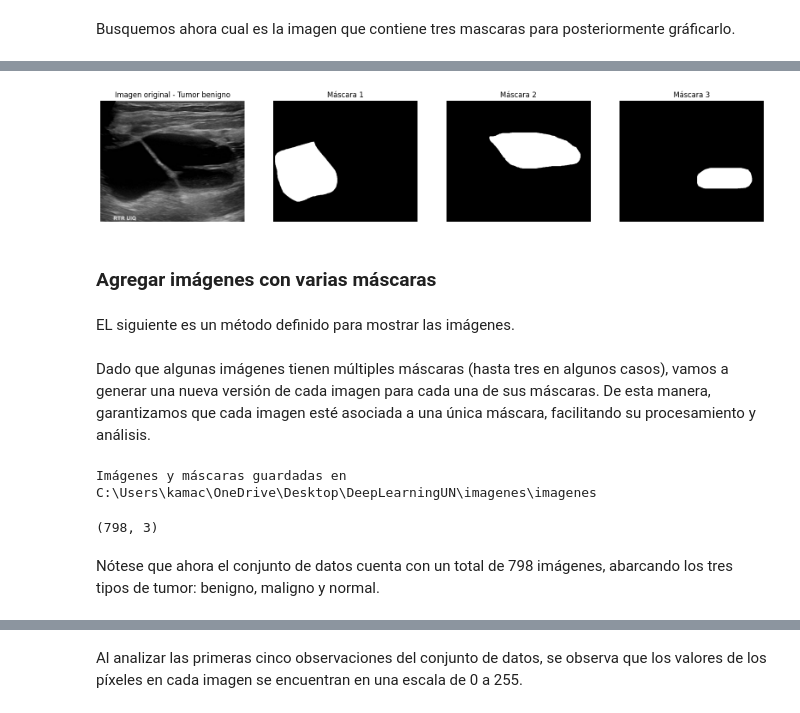
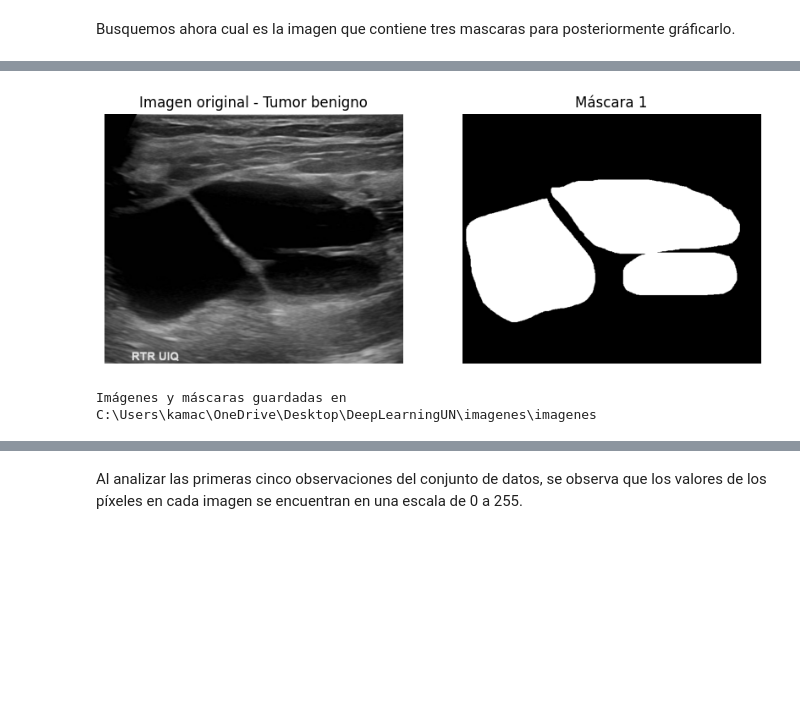
Before and after one commit to kmarcela11/ProyectoFinal_DeepLearning, a Jupyter notebook: _sources/eda.ipynb, the cells around one changed output, grey strips where cells are left out. Cells and saved outputs as stored; diff of their text form; code cells hidden in the pictures; blank space fills up the shorter version.

```diff
--- a/_sources/eda.ipynb
+++ b/_sources/eda.ipynb
@@ -185,8 +185,6 @@ def mostrar_imagen(fila):
     # Extraer la imagen y las máscaras
     imagen = fila["Imagen"]  # Imagen original
     mask1 = fila["Máscara 1"]  # Primera máscara
-    mask2 = fila["Máscara 2"]  # Segunda máscara
-    mask3 = fila["Máscara 3"]  # Tercera máscara
 
     # Contar cuántas imágenes hay realmente (si Mask1 o Mask2 es None, no se muestra)
     imagenes = [imagen]
@@ -196,13 +194,6 @@ def mostrar_imagen(fila):
         imagenes.append(mask1)
         titulos.append("Máscara 1")
 
-    if mask2 is not None:
-        imagenes.append(mask2)
-        titulos.append("Máscara 2")
-
-    if mask3 is not None:
-        imagenes.append(mask3)
-        titulos.append("Máscara 3")
 
     # Crear la figura con subplots dinámicos
     fig, axes = plt.subplots(1, len(imagenes), figsize = (5 * len(imagenes), 5))
@@ -239,3 +221,24 @@ df.tail()
+# %%
+def fusionar_mascaras(row):
+    mascaras = []
+    for col in ["Máscara 1", "Máscara 2", "Máscara 3"]:
+        m = row[col]
+        if isinstance(m, list):
+            m = np.array(m)
+        if isinstance(m, np.ndarray):
+            # Asegurar que los valores sean 0 o 1
+            m_binaria = (m > 0).astype(np.uint8)
+            mascaras.append(m_binaria)
+
+    if mascaras:
+        fusion = np.clip(np.sum(mascaras, axis=0), 0, 1) * 255  # 0 o 255
+        return fusion.astype(np.uint8)
+    else:
+        return np.zeros((row["Dimensiones"][0], row["Dimensiones"][1]), dtype=np.uint8)
+
+df_new = df.copy()  # Crear una copia del DataFrame original para evitar modificarlo directamente
+df_new['Máscara 1'] = df_new.apply(fusionar_mascaras, axis=1)
+df_new.drop(columns=['Máscara 2', 'Máscara 3'], inplace=True)  # Eliminar las columnas de máscaras originales
 # %% [markdown]
 Nótese que ahora se encuentran las imágenes almacenadas en una estructura más comóda. Como datos relevantes, nótese también que todas las imágenes cuentan con 3 canales de color (RGB)
 # %%
@@ -310,10 +313,6 @@ observacion_mascara3
 |  | Imagen | Máscara 1 | Máscara 2 | Máscara 3 | Dimensiones | Etiqueta |
 | 194 | [[[1, 1, 1], [1, 1, 1], [1, 1, 1]... | [[[0, 0, 0], [0, 0, 0], [0, 0, 0]... | [[[0, 0, 0], [0, 0, 0], [0, 0, 0]... | [[[0, 0, 0], [0, 0, 0], [0, 0, 0]... | (611, 729, 3) | benigno |
 # %%
-mostrar_imagen(df.iloc[194])
+mostrar_imagen(df_new.iloc[194])
 # %% [output]
-[figure, old version]
+[figure, new version]
-# %% [markdown]
-### **Agregar imágenes con varias máscaras**
-# %% [markdown]
-EL siguiente es un método definido para mostrar las imágenes.
@@ -348,5 +319,3 @@ def mostrar_imagen_new(fila):
-# %% [markdown]
-Dado que algunas imágenes tienen múltiples máscaras (hasta tres en algunos casos), vamos a generar una nueva versión de cada imagen para cada una de sus máscaras. De esta manera, garantizamos que cada imagen esté asociada a una única máscara, facilitando su procesamiento y análisis.
 # %%
 # Lista para almacenar las imágenes duplicadas
 datos_expandidos = []
@@ -394,12 +363,6 @@ for i, fila in df_new.iterrows():
 print(f"Imágenes y máscaras guardadas en {output_folder}")
 # %% [output]
 Imágenes y máscaras guardadas en C:\Users\kamac\OneDrive\Desktop\DeepLearningUN\imagenes\imagenes
-# %%
-df_new.shape
-# %% [output]
-(798, 3)
-# %% [markdown]
-Nótese que ahora el conjunto de datos cuenta con un total de 798 imágenes, abarcando los tres tipos de tumor: benigno, maligno y normal.
 # %%
 df_new.head()
 # %% [output]
```
Also changed, not shown: parts of 13 cells of this notebook, 53 other files.
